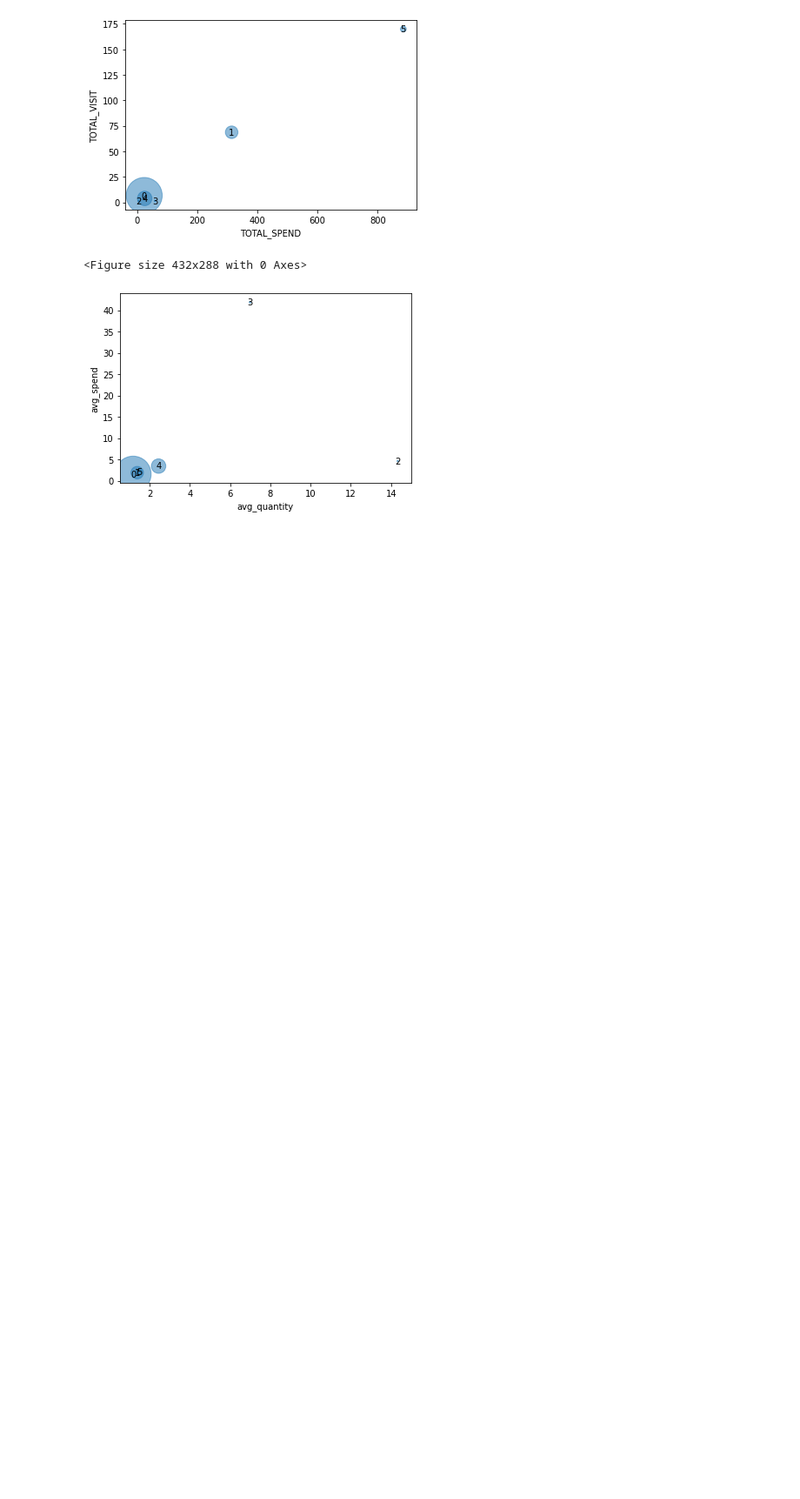
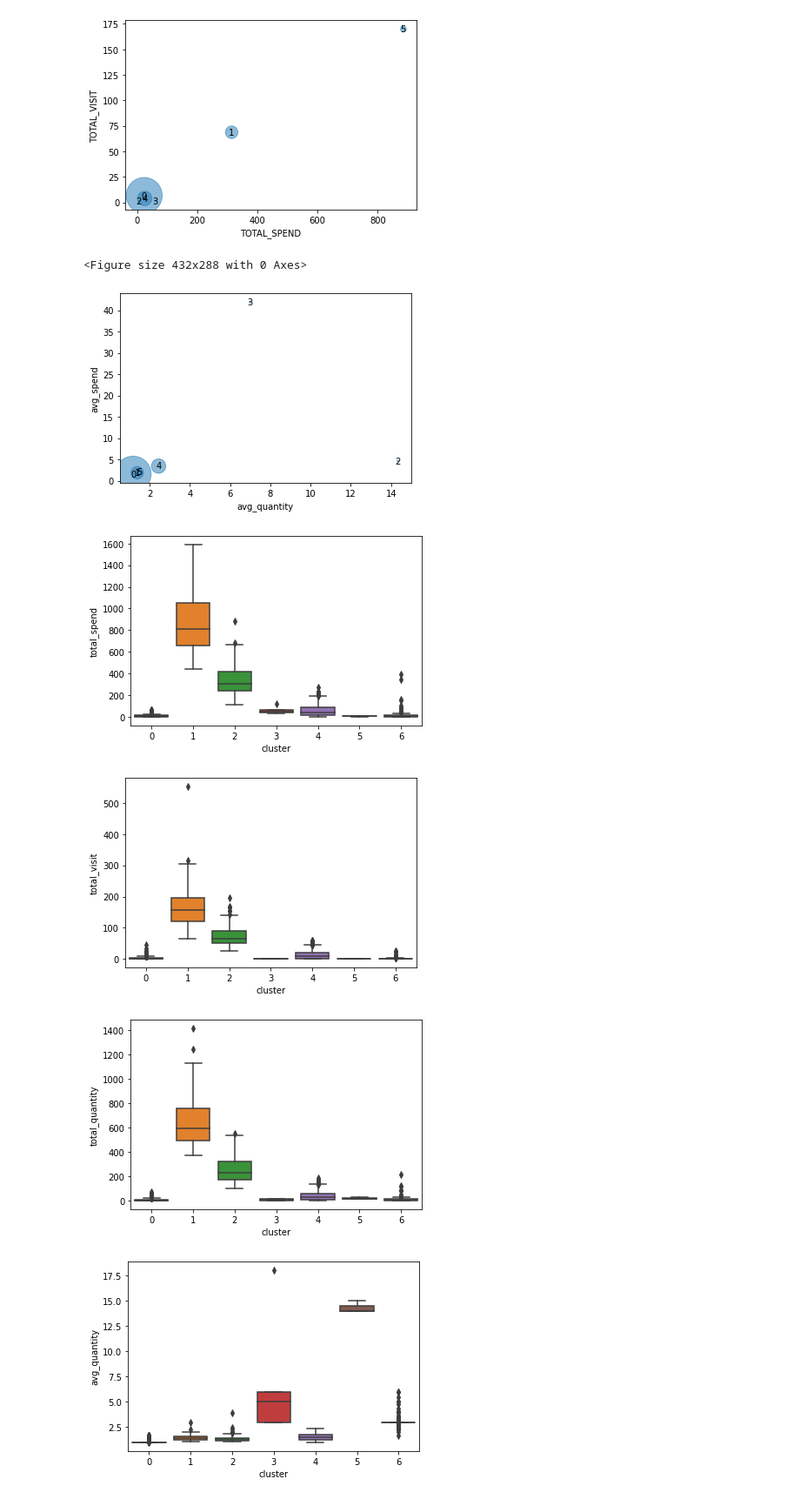
Before and after one commit to PanitnanKan/BADS7105-CRM-analysis-and-intelligence, a Jupyter notebook: Homework 06/Homework_6_custering.ipynb, the cells around one changed output. Shown at 87% size. Drawn from its saved outputs; the diff is of its cells as text; code cells hidden in the pictures; blank space fills up the shorter version.

```diff
--- a/Homework 06/Homework_6_custering.ipynb
+++ b/Homework 06/Homework_6_custering.ipynb
@@ -164,3 +164,12 @@ plt.show()
 # %% [output]
 <Figure size 432x288 with 0 Axes>
 [figure]
+# %%
+for i, col in enumerate(cust.columns[1:-1]):
+    sns.boxplot(x="cluster", y =col, data=cust)
+    plt.show()
+# %% [output]
+[figure, added]
+[figure, added]
+[figure, added]
+[figure, added]
```
Also changed, not shown: parts of 3 cells of this notebook.
